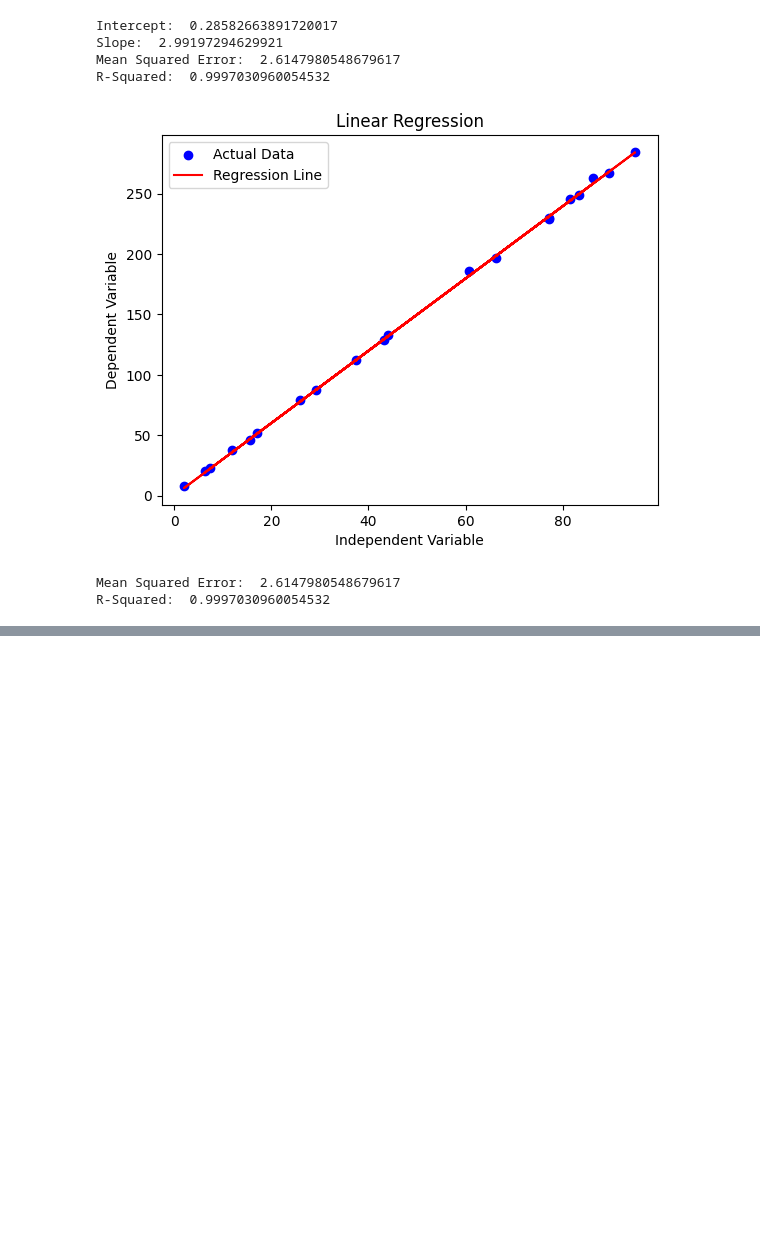
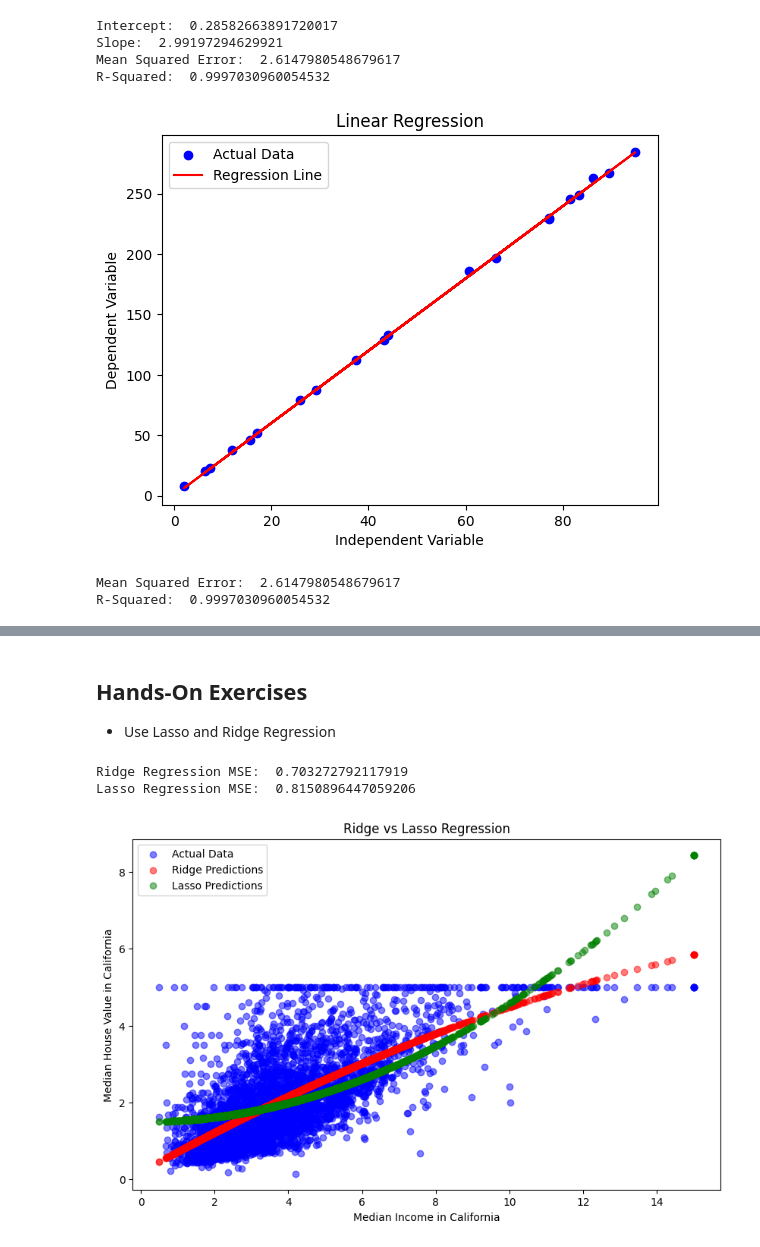
Before and after one commit to Varun-patil-2003/Full-Stack-AI-Engineer, a Jupyter notebook: PracticeML_Que.ipynb, the cells around one changed output, grey strips where cells are left out. Drawn from its saved outputs; the diff is of its cells as text; code cells hidden in the pictures; blank space fills up the shorter version.

```diff
--- a/PracticeML_Que.ipynb
+++ b/PracticeML_Que.ipynb
@@ -2486,0 +2646,62 @@ R-Squared:  0.9997030960054532
+# %% [markdown]
+## Hands-On Exercises
+* Use Lasso and Ridge Regression
+# %%
+import numpy as np
+import pandas as pd
+import matplotlib.pyplot as plt
+from sklearn.datasets import fetch_california_housing
+from sklearn.model_selection import train_test_split
+from sklearn.preprocessing import PolynomialFeatures
+from sklearn.linear_model import LinearRegression, Ridge, Lasso
+from sklearn.metrics import mean_squared_error
+
+data = fetch_california_housing(as_frame=True)
+df = data.frame
+
+X = df[['MedInc']]
+y = df[['MedHouseVal']]
+
+poly = PolynomialFeatures(include_bias=True, degree=2)
+X_poly = poly.fit_transform(X)
+
+# Split dta into training and testing set
+X_train, X_test_poly, y_train, y_test = train_test_split(X_poly, y, test_size=0.2, random_state=42)
+
+# To plot the original median income for the test set, we need the original X values
+# The original median income is the second column of X_poly (index 1), after the bias (index 0)
+X_test_original_medinc = X_test_poly[:, 1]
+
+# Ridge Regression
+ridge_model = Ridge(alpha=1)
+ridge_model.fit(X_train, y_train)
+ridge_predictions = ridge_model.predict(X_test_poly)
+
+# Lasso Regression
+lasso_model = Lasso(alpha=1)
+lasso_model.fit(X_train, y_train)
+lasso_predictions = lasso_model.predict(X_test_poly)
+
+# Evaluate Ridge Regression
+ridge_mse = mean_squared_error(y_test, ridge_predictions)
+
+# Evaluate Lasso Regression
+lasso_mse = mean_squared_error(y_test, lasso_predictions)
+
+print("Ridge Regression MSE: ", ridge_mse)
+print("Lasso Regression MSE: ", lasso_mse)
+
+# Visualize Ridge vs Lasso Prediction
+plt.figure(figsize=(10, 6))
+plt.scatter(X_test_original_medinc, y_test, color='blue', label='Actual Data', alpha=0.5)
+plt.scatter(X_test_original_medinc, ridge_predictions, color='red', label='Ridge Predictions', alpha=0.5)
+plt.scatter(X_test_original_medinc, lasso_predictions, color='green', label='Lasso Predictions', alpha=0.5)
+plt.xlabel('Median Income in California')
+plt.ylabel('Median House Value in California')
+plt.title('Ridge vs Lasso Regression')
+plt.legend()
+plt.show()
+# %% [output]
+Ridge Regression MSE:  0.703272792117919
+Lasso Regression MSE:  0.8150896447059206
+[figure, added]
```
Also changed, not shown: parts of 8 cells of this notebook.
